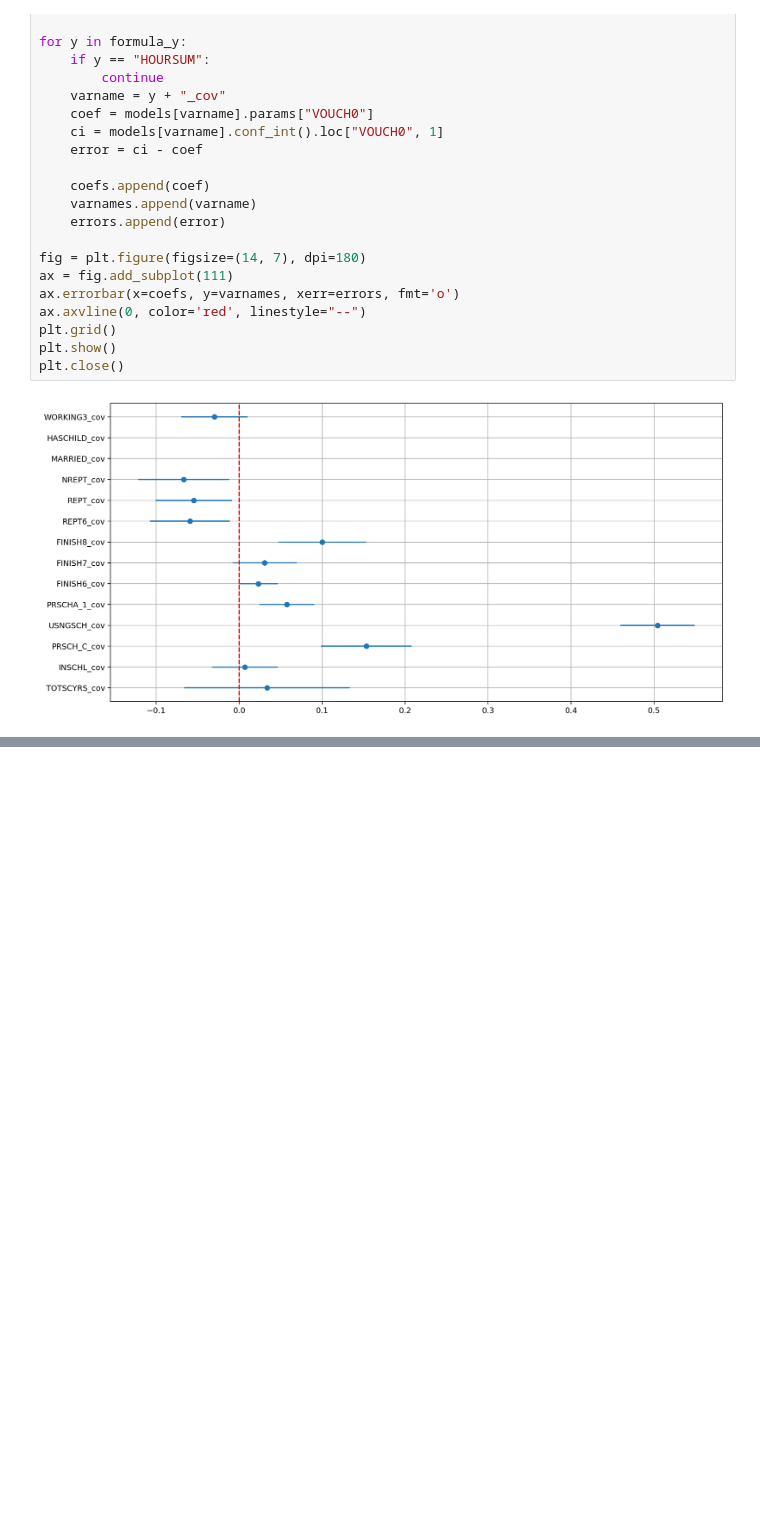
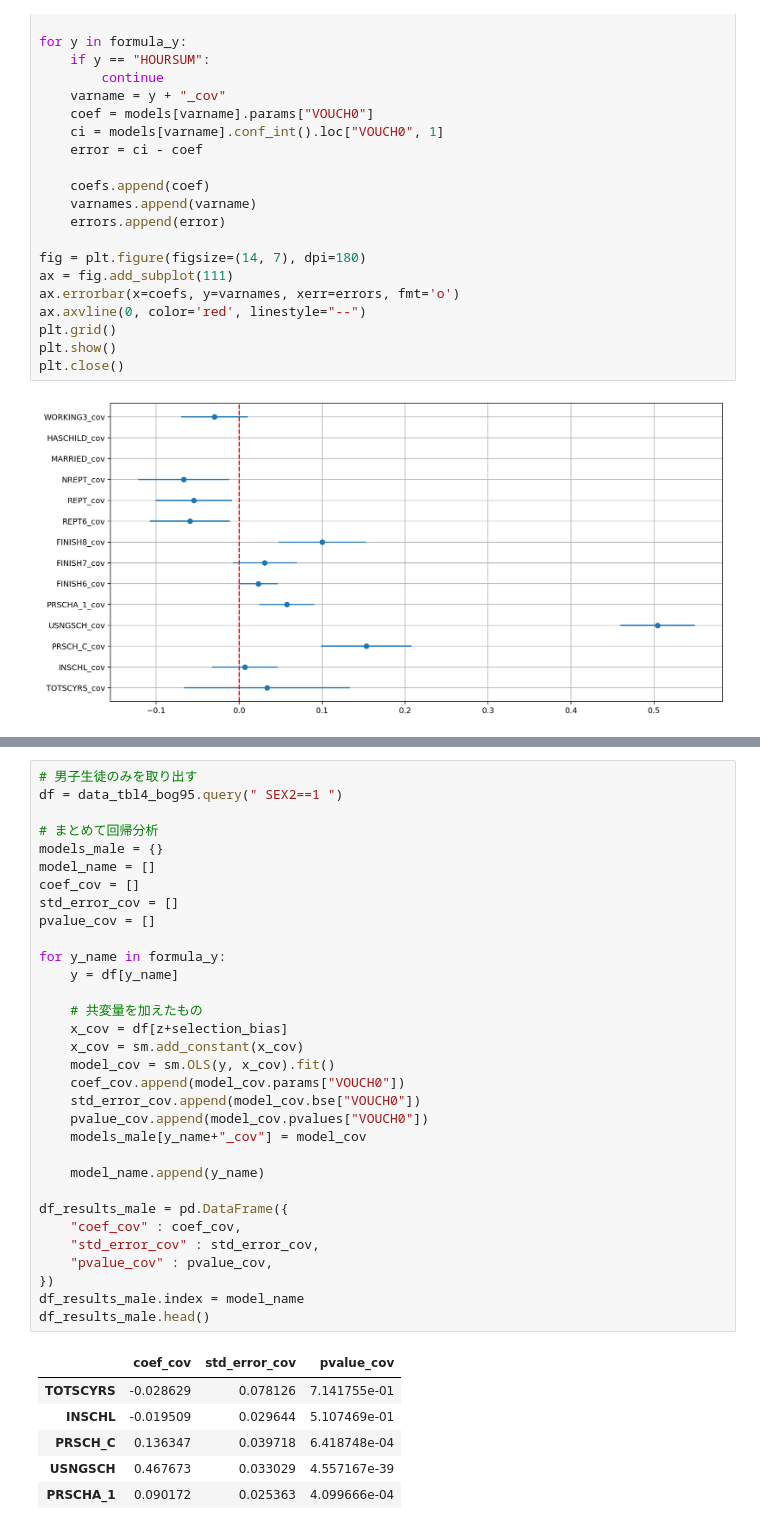
Before and after one commit to kosekitau/causal_inference, a Jupyter notebook: notebook/paces_experiment.ipynb, the cells around one changed output, grey strips where cells are left out. Drawn from its saved outputs; the diff is of its cells as text; blank space fills up the shorter version.

```diff
--- a/notebook/paces_experiment.ipynb
+++ b/notebook/paces_experiment.ipynb
@@ -248,0 +320,39 @@ plt.close()
+# %%
+# 男子生徒のみを取り出す
+df = data_tbl4_bog95.query(" SEX2==1 ")
+
+# まとめて回帰分析
+models_male = {}
+model_name = []
+coef_cov = []
+std_error_cov = []
+pvalue_cov = []
+
+for y_name in formula_y:
+    y = df[y_name]
+
+    # 共変量を加えたもの
+    x_cov = df[z+selection_bias]
+    x_cov = sm.add_constant(x_cov)
+    model_cov = sm.OLS(y, x_cov).fit()
+    coef_cov.append(model_cov.params["VOUCH0"])
+    std_error_cov.append(model_cov.bse["VOUCH0"])
+    pvalue_cov.append(model_cov.pvalues["VOUCH0"])
+    models_male[y_name+"_cov"] = model_cov
+
+    model_name.append(y_name)
+
+df_results_male = pd.DataFrame({
+    "coef_cov" : coef_cov,
+    "std_error_cov" : std_error_cov,
+    "pvalue_cov" : pvalue_cov,
+})
+df_results_male.index = model_name
+df_results_male.head()
+# %% [output]
+|  | coef_cov | std_error_cov | pvalue_cov |
+| TOTSCYRS | -0.028629 | 0.078126 | 7.141755e-01 |
+| INSCHL | -0.019509 | 0.029644 | 5.107469e-01 |
+| PRSCH_C | 0.136347 | 0.039718 | 6.418748e-04 |
+| USNGSCH | 0.467673 | 0.033029 | 4.557167e-39 |
+| PRSCHA_1 | 0.090172 | 0.025363 | 4.099666e-04 |
```
Also changed, not shown: parts of 9 cells of this notebook.
